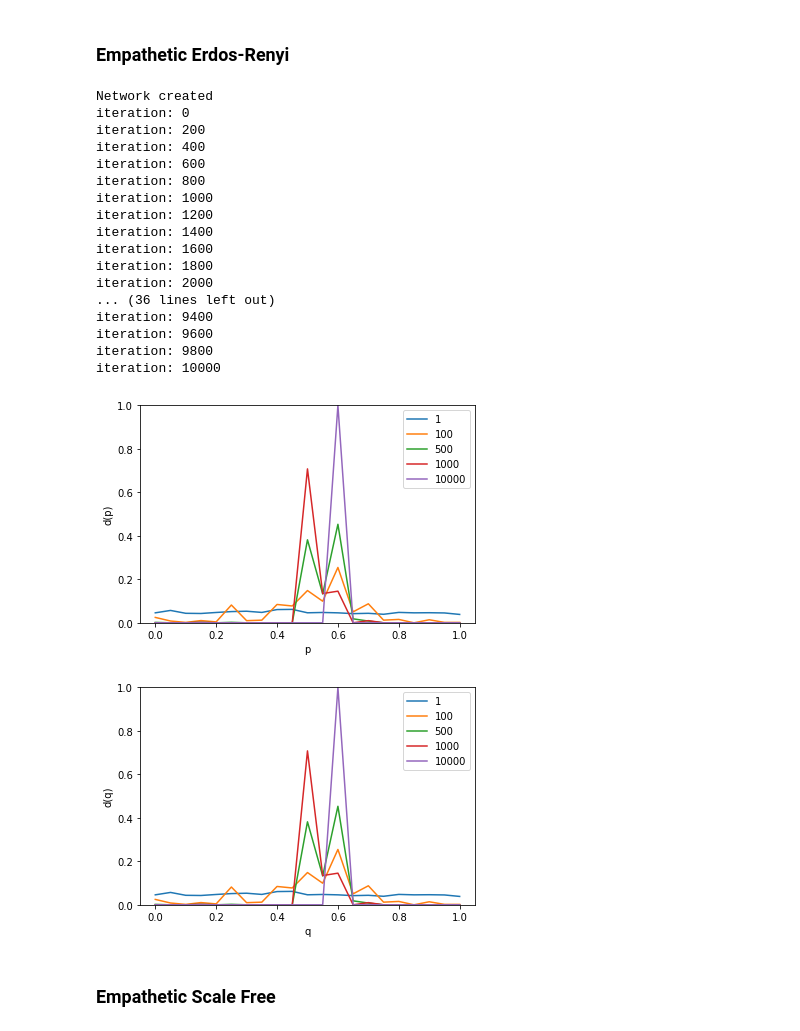
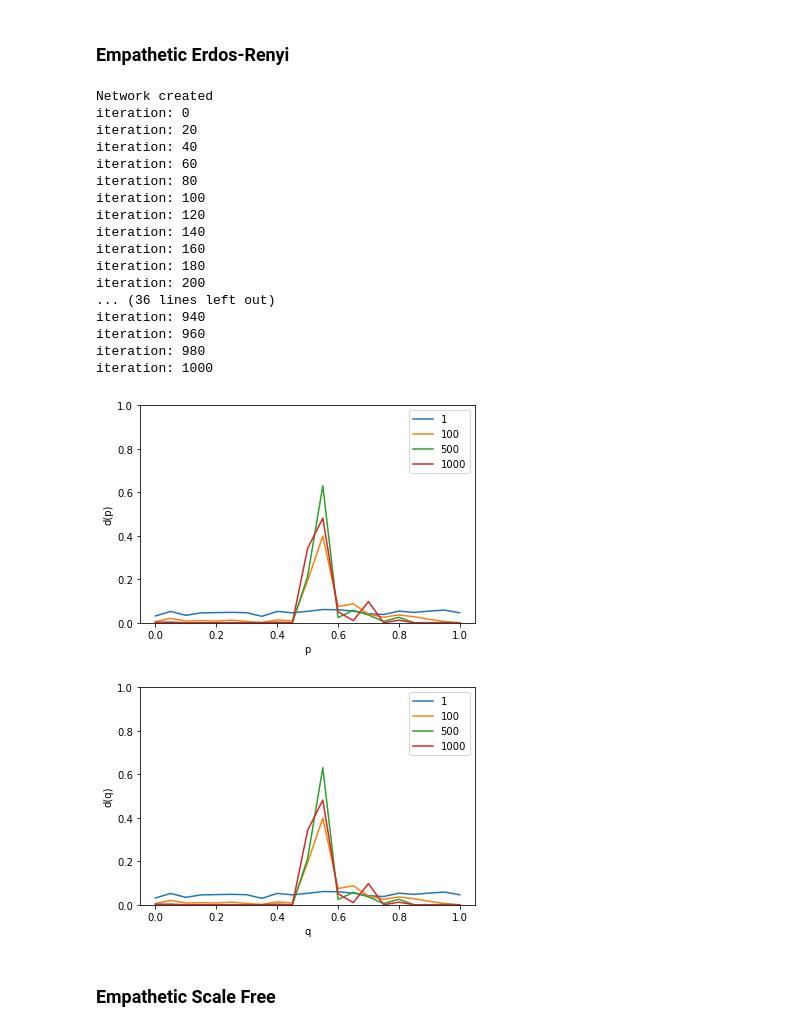
Before and after one commit to rufimelo99/UltimatumGame, a Jupyter notebook: UltimatumGame.ipynb, the cells around one changed output. Cells and saved outputs as stored; diff of their text form; code cells hidden in the pictures.

```diff
--- a/UltimatumGame.ipynb
+++ b/UltimatumGame.ipynb
@@ -209,7 +209,7 @@ class ultimatumGame:
 ### Empathetic Erdos-Renyi
 # %%
 NPLAYERS =  500
-NITERATIONS = 10001
+NITERATIONS = 1001
 
 game = ultimatumGame(NPLAYERS, PlayerRole.EMPATHETIC, ScaleFree=False)
 
@@ -232,55 +232,55 @@ plt.plot(bargainValues, np.array(list(offerDic[1].values()))/sum(np.array(list(o
 plt.plot(bargainValues, np.array(list(offerDic[100].values()))/sum(np.array(list(offerDic[100].values()))) , label = "100" )
 plt.plot(bargainValues, np.array(list(offerDic[500].values()))/sum(np.array(list(offerDic[500].values()))) , label = "500" )
 plt.plot(bargainValues, np.array(list(offerDic[1000].values()))/sum(np.array(list(offerDic[1000].values()))) , label = "1000" )
-plt.plot(bargainValues, np.array(list(offerDic[10000].values()))/sum(np.array(list(offerDic[1000].values()))) , label = "10000" )
+#plt.plot(bargainValues, np.array(list(offerDic[10000].values()))/sum(np.array(list(offerDic[1000].values()))) , label = "10000" )
 
 # naming the x axis
 plt.xlabel('p')
 # naming the y axis
 plt.ylabel('d(p)')
 # show a legend on the plot
 plt.legend()
 plt.ylim(bottom=0)
 plt.ylim(top=1)
 plt.show()
 
 plt.plot(bargainValues, np.array(list(thresholdDic[1].values()))/sum(np.array(list(thresholdDic[1].values()))) , label = "1" )
 plt.plot(bargainValues, np.array(list(thresholdDic[100].values()))/sum(np.array(list(thresholdDic[100].values()))) , label = "100" )
 plt.plot(bargainValues, np.array(list(thresholdDic[500].values()))/sum(np.array(list(thresholdDic[500].values()))) , label = "500" )
 plt.plot(bargainValues, np.array(list(thresholdDic[1000].values()))/sum(np.array(list(thresholdDic[1000].values()))) , label = "1000" )
-plt.plot(bargainValues, np.array(list(thresholdDic[10000].values()))/sum(np.array(list(thresholdDic[1000].values()))) , label = "10000" )
+#plt.plot(bargainValues, np.array(list(thresholdDic[10000].values()))/sum(np.array(list(thresholdDic[1000].values()))) , label = "10000" )
 
 # naming the x axis
 
 # naming the x axis
 plt.xlabel('q')
 # naming the y axis
 plt.ylabel('d(q)')
 # show a legend on the plot
 plt.legend()
 plt.ylim(bottom=0)
 plt.ylim(top=1)
 plt.show()
 # %% [output]
 Network created
 iteration: 0
+iteration: 20
+iteration: 40
+iteration: 60
+iteration: 80
+iteration: 100
+iteration: 120
+iteration: 140
+iteration: 160
+iteration: 180
 iteration: 200
-iteration: 400
-iteration: 600
-iteration: 800
+... (36 lines left out)
+iteration: 940
+iteration: 960
+iteration: 980
 iteration: 1000
-iteration: 1200
-iteration: 1400
-iteration: 1600
-iteration: 1800
-iteration: 2000
-... (36 lines left out)
-iteration: 9400
-iteration: 9600
-iteration: 9800
-iteration: 10000
-[figure, old version]
+[figure, new version]
-[figure, old version]
+[figure, new version]
 # %% [markdown]
 ### Empathetic Scale Free
 # %%
```
Also changed, not shown: parts of 19 cells of this notebook.
